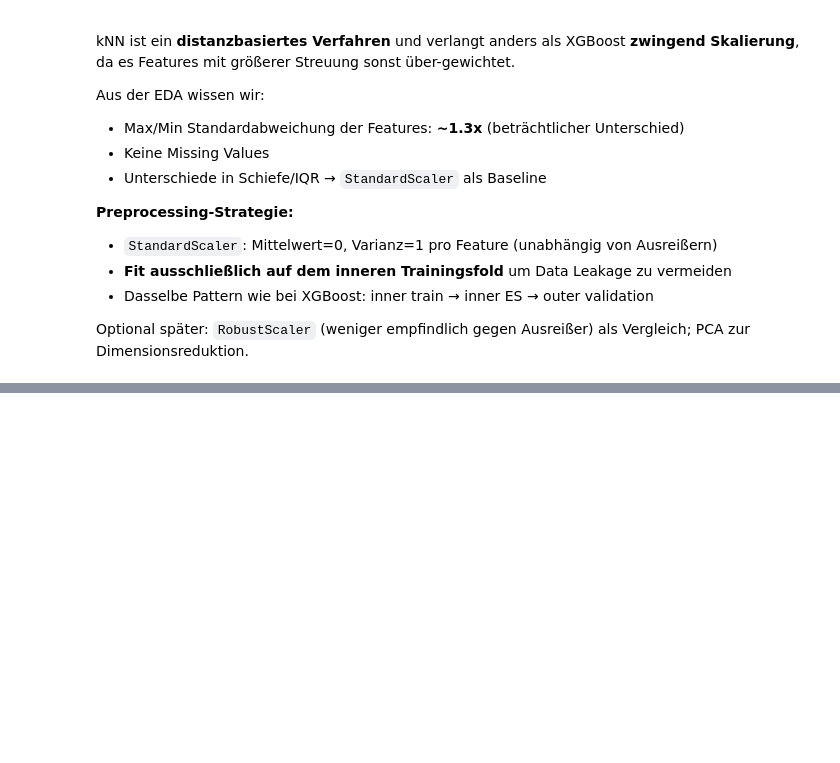
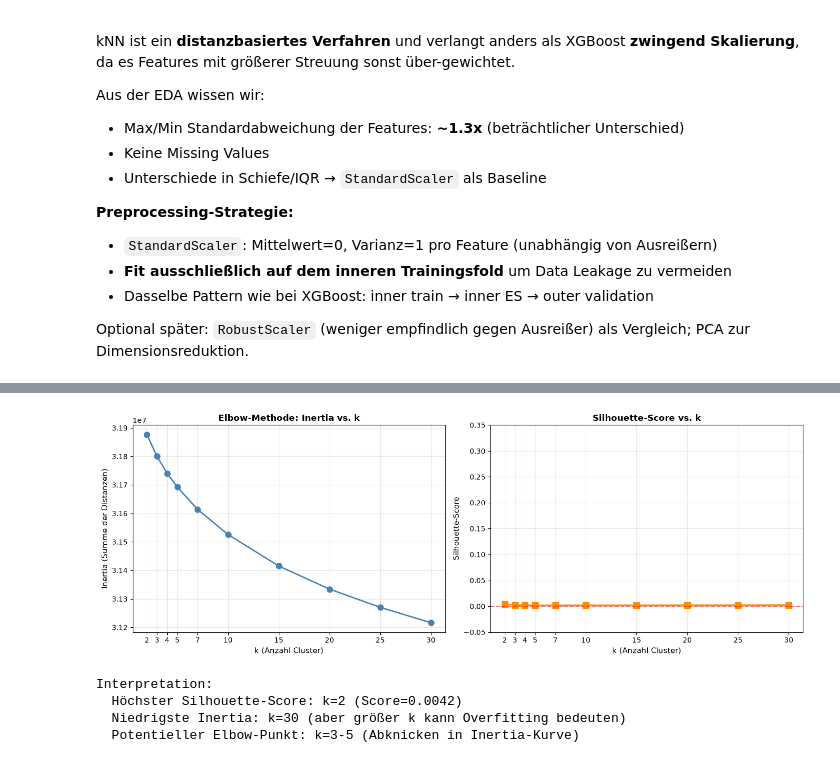
Before and after one commit to Cypshu/ADA_Project, a Jupyter notebook: Ang/Santander_EDA_Kompakt_XGBoost_v4_nestedCV_professionell.ipynb, the cells around one changed output, grey strips where cells are left out. Cells and saved outputs as stored; diff of their text form; code cells hidden in the pictures; blank space fills up the shorter version.

```diff
--- a/Ang/Santander_EDA_Kompakt_XGBoost_v4_nestedCV_professionell.ipynb
+++ b/Ang/Santander_EDA_Kompakt_XGBoost_v4_nestedCV_professionell.ipynb
@@ -1314,0 +1421,40 @@ Optional später: `RobustScaler` (weniger empfindlich gegen Ausreißer) als Verg
+# %%
+# Visualisierung: Elbow & Silhouette
+fig, (ax1, ax2) = plt.subplots(1, 2, figsize=(14, 5))
+
+# Elbow-Diagramm
+ax1.plot(kmeans_results_df["k"], kmeans_results_df["Inertia"],
+         marker="o", linewidth=2, markersize=8, color="steelblue")
+ax1.set_xlabel("k (Anzahl Cluster)", fontsize=11)
+ax1.set_ylabel("Inertia (Summe der Distanzen)", fontsize=11)
+ax1.set_title("Elbow-Methode: Inertia vs. k", fontsize=12, fontweight="bold")
+ax1.grid(alpha=0.3)
+ax1.set_xticks(KMEANS_K_VALUES)
+
+# Silhouette-Score
+ax2.plot(kmeans_results_df["k"], kmeans_results_df["Silhouette"],
+         marker="s", linewidth=2, markersize=8, color="darkorange")
+ax2.set_xlabel("k (Anzahl Cluster)", fontsize=11)
+ax2.set_ylabel("Silhouette-Score", fontsize=11)
+ax2.set_title("Silhouette-Score vs. k", fontsize=12, fontweight="bold")
+ax2.grid(alpha=0.3)
+ax2.axhline(0, color="red", linestyle="--", alpha=0.5)
+ax2.set_xticks(KMEANS_K_VALUES)
+ax2.set_ylim(-0.05, 0.35)
+
+plt.tight_layout()
+plt.show()
+
+# Statistiken
+print("\nInterpretation:")
+print(f"  Höchster Silhouette-Score: k={kmeans_results_df.loc[kmeans_results_df['Silhouette'].idxmax(), 'k']:.0f} "
+      f"(Score={kmeans_results_df['Silhouette'].max():.4f})")
+print(f"  Niedrigste Inertia: k={kmeans_results_df.loc[kmeans_results_df['Inertia'].idxmin(), 'k']:.0f} "
+      f"(aber größer k kann Overfitting bedeuten)")
+print(f"  Potentieller Elbow-Punkt: k=3-5 (Abknicken in Inertia-Kurve)")
+# %% [output]
+[figure, added]
+Interpretation:
+  Höchster Silhouette-Score: k=2 (Score=0.0042)
+  Niedrigste Inertia: k=30 (aber größer k kann Overfitting bedeuten)
+  Potentieller Elbow-Punkt: k=3-5 (Abknicken in Inertia-Kurve)
```
Also changed, not shown: parts of 8 cells of this notebook.
